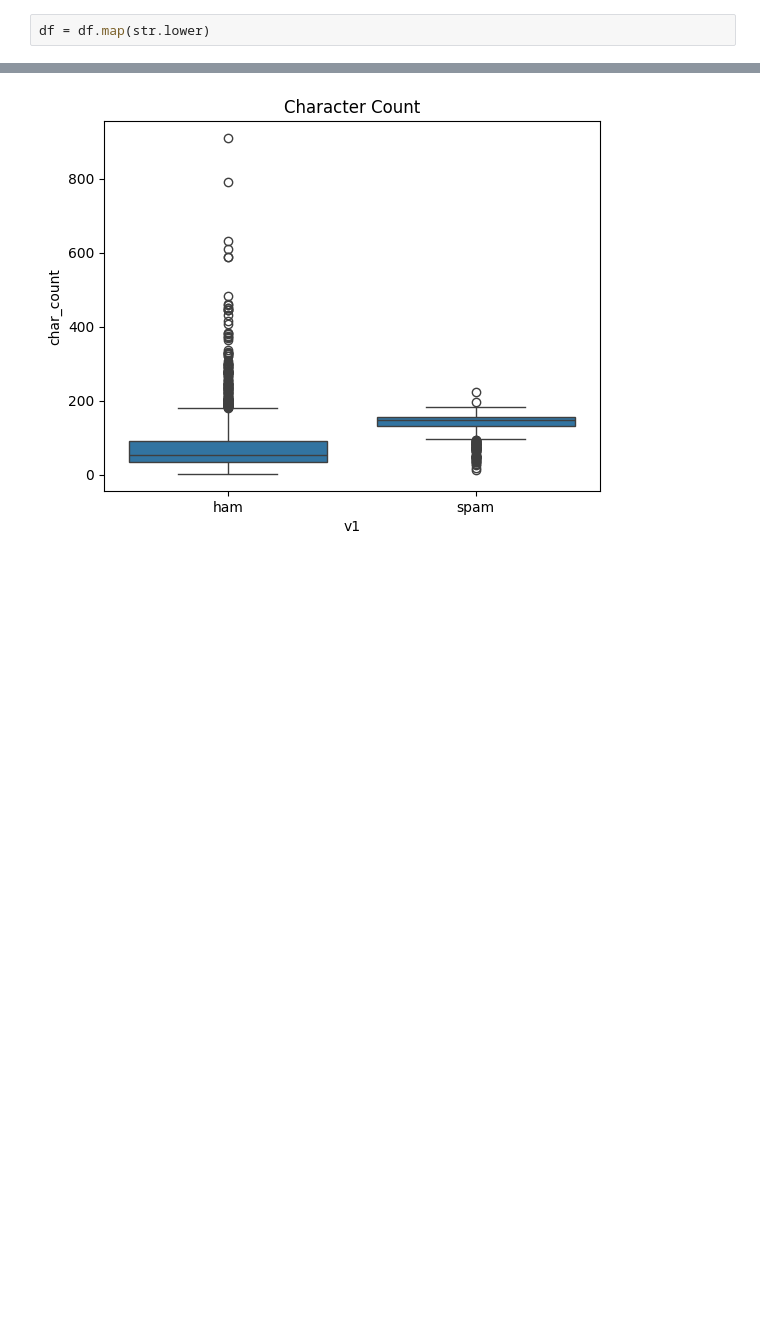
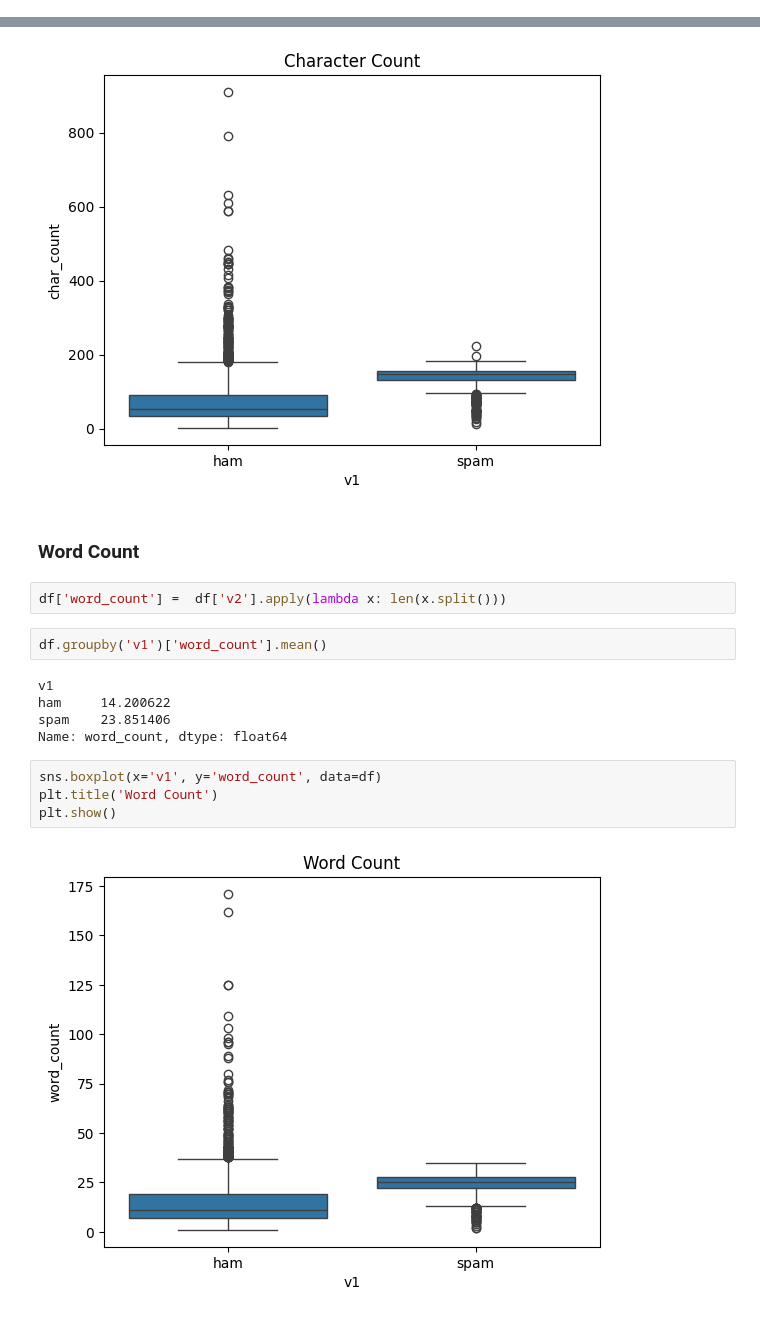
Before and after one commit to phoeb-exe/ai-spam-call-detection, a Jupyter notebook: notebooks/eda.ipynb, the cells around one changed output, grey strips where cells are left out. Saved outputs shown, nothing was run; the diff lists cells and outputs as text; blank space fills up the shorter version.

```diff
--- a/notebooks/eda.ipynb
+++ b/notebooks/eda.ipynb
@@ -105,2 +102,0 @@ df.drop_duplicates()
-# %%
-df = df.map(str.lower)
@@ -155,3 +142,20 @@ plt.title('Character Count')
 plt.show()
 # %% [output]
 [figure]
+# %% [markdown]
+### Word Count
+# %%
+df['word_count'] =  df['v2'].apply(lambda x: len(x.split()))
+# %%
+df.groupby('v1')['word_count'].mean()
+# %% [output]
+v1
+ham     14.200622
+spam    23.851406
+Name: word_count, dtype: float64
+# %%
+sns.boxplot(x='v1', y='word_count', data=df)
+plt.title('Word Count')
+plt.show()
+# %% [output]
+[figure, added]
```
Also changed, not shown: parts of 22 cells of this notebook, 2 other files.
